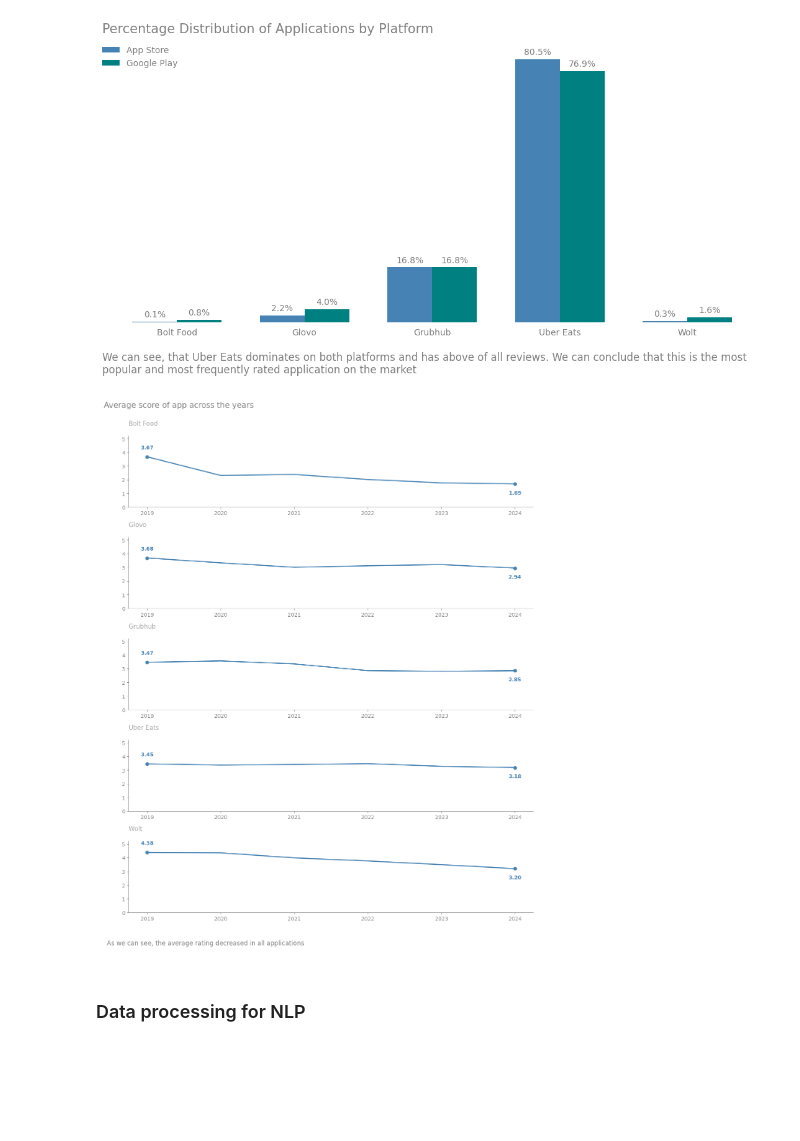
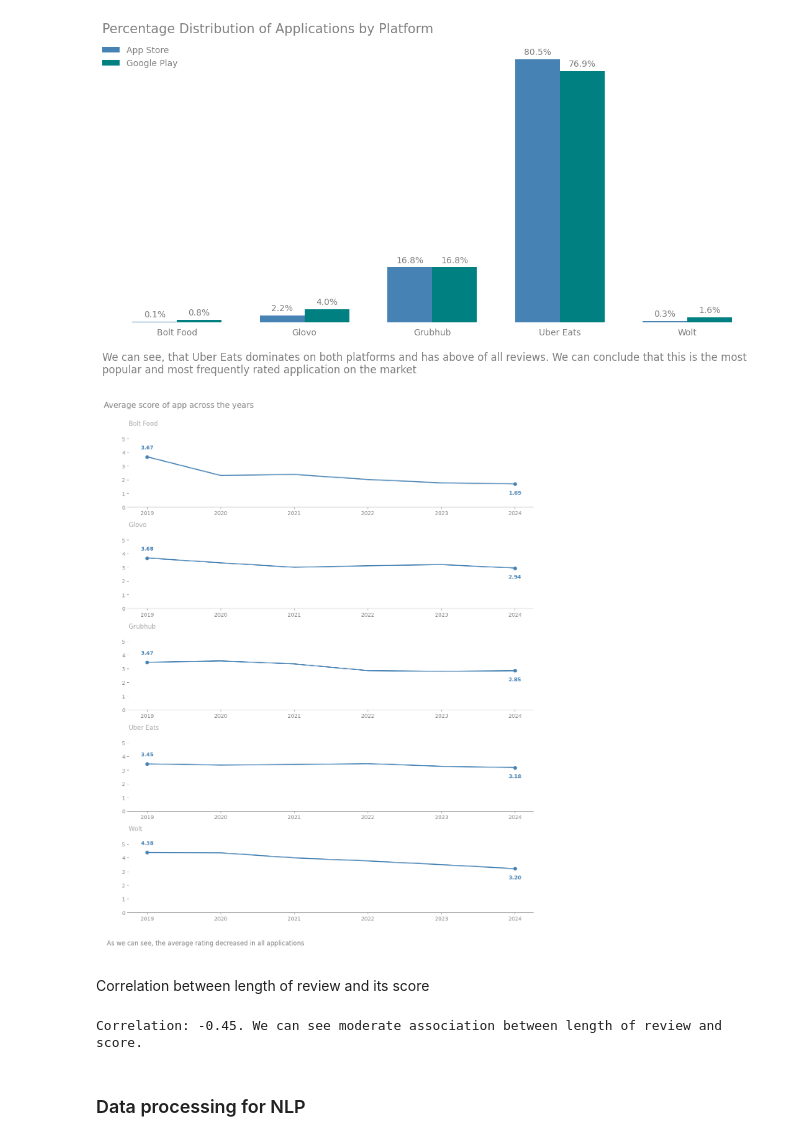
Before and after one commit to OgrodowskiJedrzej/Food-Apps-Review-Revisit, a Jupyter notebook: main.ipynb, the cells around one changed output. Saved outputs shown, nothing was run; the diff lists cells and outputs as text; code cells hidden in the pictures; blank space fills up the shorter version.

```diff
--- a/main.ipynb
+++ b/main.ipynb
@@ -88,4 +93,4 @@ Drop unused columns
 # %%
-columnsToDrop = ['repliedDate', 'replyContent', 'appVersion']
+columnsToDrop = ['repliedDate', 'replyContent', 'appVersion', 'userName']
 df = df.drop(columns=columnsToDrop)
 # %% [markdown]
@@ -93,3 +98,2 @@ Change date format for better visualizations
 # %%
-df['date'] = pd.to_datetime(df['date'], errors='coerce')
-df.head()
+df['date'] = pd.to_datetime(df['date'])
@@ -200,6 +244,7 @@ dfFilteredByDate = df[(df['date'].dt.year >= 2019) & (df['date'].dt.year <= 2024
 for i, app in enumerate(apps):
     appToDisplay = dfFilteredByDate[dfFilteredByDate['app'] == app]
     averageScores = appToDisplay.groupby(appToDisplay['date'].dt.year)['score'].mean()
+
 
     axes[i].plot(averageScores.index, averageScores, linestyle='-', label=app, color='steelblue', linewidth=2)
     axes[i].set_title(f"{app} ", fontsize=12, color='darkgrey', loc='left', pad=20)
@@ -209,35 +254,43 @@ for i, app in enumerate(apps):
     axes[i].tick_params(axis='y', colors='grey')
     axes[i].tick_params(axis='x', colors='grey')
 
     axes[i].scatter(averageScores.index[0], averageScores.iloc[0], color='steelblue')
     axes[i].scatter(averageScores.index[-1], averageScores.iloc[-1], color='steelblue')
 
     axes[i].annotate(f'{averageScores.iloc[0]:.2f}',
                      (averageScores.index[0], averageScores.iloc[0]),
                      textcoords="offset points",
                      xytext=(0, 15),
                      ha='center', color='steelblue', fontweight="bold")
 
     axes[i].annotate(f'{averageScores.iloc[-1]:.2f}',
                      (averageScores.index[-1], averageScores.iloc[-1]),
                      textcoords="offset points",
                      xytext=(0, -20),
                      ha='center', color='steelblue', fontweight="bold")
 
 plt.subplots_adjust(left=0.1, right=0.9, top=0.9, bottom=0.1)
 fig.suptitle("Average score of app across the years",
              x=0.20, y=1, fontsize=15, color='grey')
 plt.xticks(color='grey')
 plt.yticks(color='grey')
 
-description = """As we can see, the average rating decreased in all applications"""
+description = """As we can see, the average rating decreased in all applications."""
 plt.text(0.013, -0.15, description, ha='left', va='center',
          fontsize=12, color='grey', transform=ax.transAxes)
 
 plt.tight_layout()
 plt.show()
 # %% [output]
-[figure, old version]
+[figure, new version]
+# %% [markdown]
+Correlation between length of review and its score
+# %%
+df['contentLength'] = df['content'].str.len()
+correlation = df['contentLength'].corr(df['score'])
+print(f"Correlation: {correlation:.2f}. We can see moderate association between length of review and score.")
+# %% [output]
+Correlation: -0.45. We can see moderate association between length of review and score.
 # %% [markdown]
 ### Data processing for NLP
 # %% [markdown]
```
Also changed, not shown: parts of 26 cells of this notebook, 2 other files.
